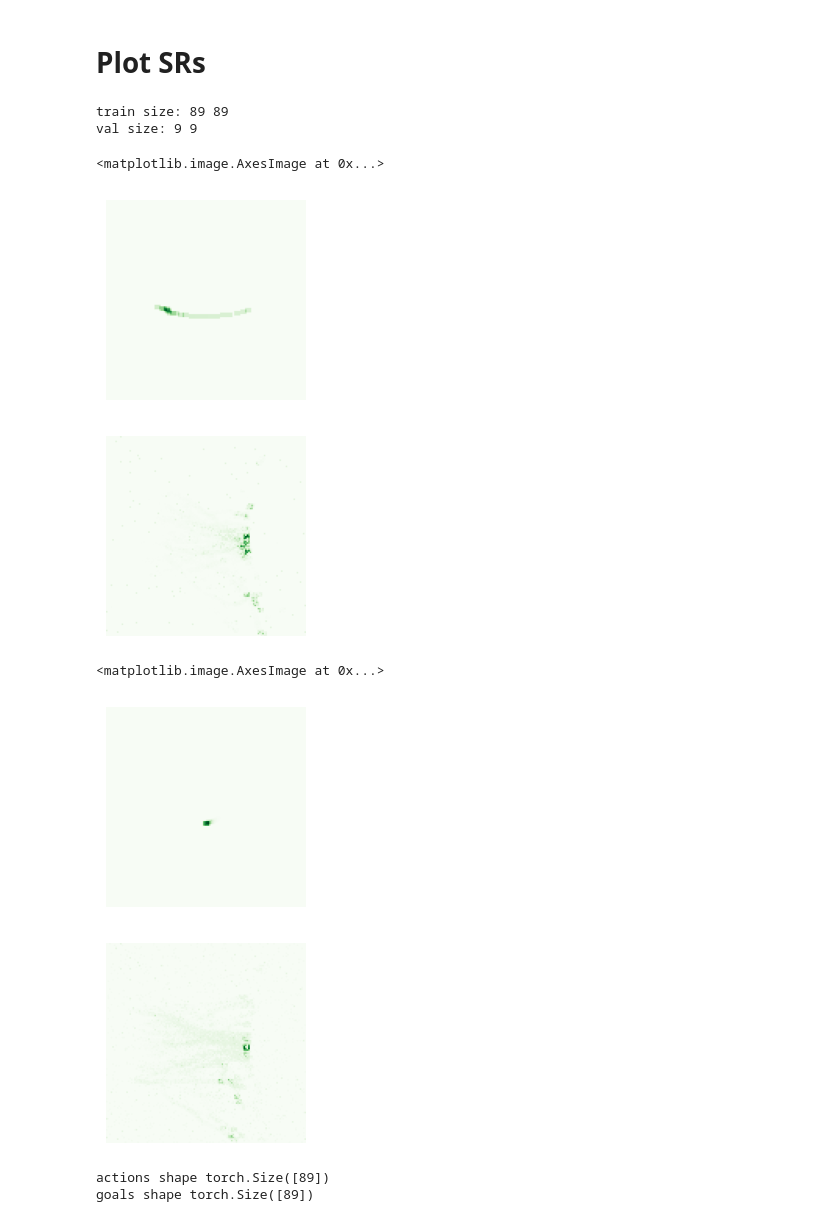
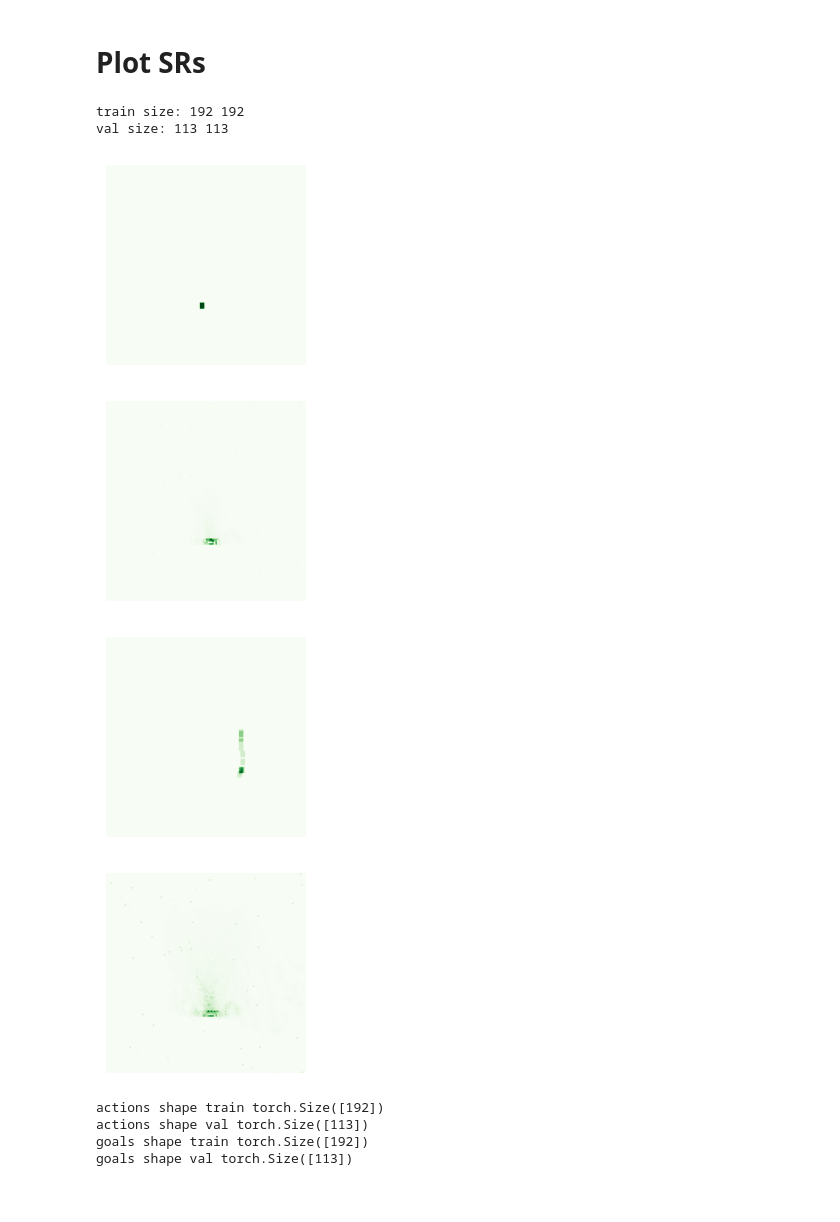
Before and after one commit to anniezhi/lunar-lander, a Jupyter notebook: plot_results.ipynb, the cells around one changed output. Drawn from its saved outputs; the diff is of its cells as text; code cells hidden in the pictures.

```diff
--- a/plot_results.ipynb
+++ b/plot_results.ipynb
@@ -228,7 +228,7 @@ with open('saved_downstream/'+model+'/'+truth_file, 'rb') as f:
 with open('saved_downstream/'+model+'/'+truth_val_file, 'rb') as f:
     truths_val = pickle.load(f)
 # %%
-epoch_interest = 199
+epoch_interest = 979
 epoch_interest_val = epoch_interest
 sr_interest = srs[epoch_interest]
 sr_val_interest = srs_val[epoch_interest_val]
@@ -244,42 +244,47 @@ target_val_sr = np.concatenate(target_val_sr)
 pred_val_sr = np.concatenate(pred_val_sr)
 print('val size:', len(target_val_sr), len(pred_val_sr))
 # %% [output]
-train size: 89 89
-val size: 9 9
+train size: 192 192
+val size: 113 113
 # %%
 ## save SRs on train set
-i = 30
+i = 18
 gamma = 2
 w,h = 2,2
-type = 'long'
+type = 'short'
+idx = 1
+save = False
 
 ## ground truth
 fig = plt.figure(frameon=False)
 fig.set_size_inches(w,h)
 ax = plt.Axes(fig, [0., 0., 1., 1.])
 ax.set_axis_off()
 fig.add_axes(ax)
-ax.imshow(target_sr[i][gamma], aspect='auto', cmap='Greens')
-# fig.savefig(f'SR_truth_{type}_1_gamma{gamma}_train.png')
+ax.imshow(target_sr[i][gamma].transpose(), aspect='auto', cmap='Greens')
+if save:
+    fig.savefig(f'SR_truth_{type}_{idx}_gamma{gamma}_train.png')
 
 ## pred
 fig = plt.figure(frameon=False)
 fig.set_size_inches(w,h)
 ax = plt.Axes(fig, [0., 0., 1., 1.])
 ax.set_axis_off()
 fig.add_axes(ax)
-ax.imshow(pred_sr[i][gamma], aspect='auto', cmap='Greens')
-# fig.savefig(f'SR_pred_{type}_1_gamma{gamma}_train.png')
+ax.imshow(pred_sr[i][gamma].transpose(), aspect='auto', cmap='Greens')
+if save:
+    fig.savefig(f'SR_pred_{type}_{idx}_gamma{gamma}_train.png')
 # %% [output]
-<matplotlib.image.AxesImage at 0x...>
-[figure, old version]
+[figure, new version]
-[figure, old version]
+[figure, new version]
 # %%
 ## save SRs on val set
-i = 1
-gamma = 0
+i = 104
+gamma = 2
 w,h = 2,2
 type = 'short'
+idx = 1
+save = False
 
 ## ground truth
 fig = plt.figure(frameon=False)
@@ -287,8 +292,9 @@ fig.set_size_inches(w,h)
 ax = plt.Axes(fig, [0., 0., 1., 1.])
 ax.set_axis_off()
 fig.add_axes(ax)
-ax.imshow(target_val_sr[i][gamma], aspect='auto', cmap='Greens')
-# fig.savefig(f'SR_truth_{type}_1_gamma{gamma}_test.png')
+ax.imshow(target_val_sr[i][gamma].transpose(), aspect='auto', cmap='Greens')
+if save:
+    fig.savefig(f'SR_truth_{type}_{idx}_gamma{gamma}_test.png')
 
 ## pred
 fig = plt.figure(frameon=False)
@@ -296,12 +302,12 @@ fig.set_size_inches(w,h)
 ax = plt.Axes(fig, [0., 0., 1., 1.])
 ax.set_axis_off()
 fig.add_axes(ax)
-ax.imshow(pred_val_sr[i][gamma], aspect='auto', cmap='Greens')
-# fig.savefig(f'SR_pred_{type}_1_gamma{gamma}_test.png')
+ax.imshow(pred_val_sr[i][gamma].transpose(), aspect='auto', cmap='Greens')
+if save:
+    fig.savefig(f'SR_pred_{type}_{idx}_gamma{gamma}_test.png')
 # %% [output]
-<matplotlib.image.AxesImage at 0x...>
-[figure, old version]
+[figure, new version]
-[figure, old version]
+[figure, new version]
 # %%
 ## get each discrete var
 pred_interest = preds[epoch_interest]
@@ -309,17 +315,21 @@ pred_val_interest = preds_val[epoch_interest_val]
 truth_interest = truths[epoch_interest]
 truth_val_interest = truths_val[epoch_interest_val]
 # %%
-pred_action, pred_type = zip(*pred_interest)
-pred_action_val, pred_type_val = zip(*pred_val_interest)
+pred_type, pred_action = zip(*pred_interest)
+pred_type_val, pred_action_val = zip(*pred_val_interest)
 
 pred_action = torch.concat(pred_action)
 pred_action_val = torch.concat(pred_action_val)
-print('actions shape', pred_action.shape)
+print('pred actions shape train', pred_action.shape)
+print('pred actions shape val', pred_action_val.shape)
 
 pred_type = torch.concat(pred_type)
 pred_type_val = torch.concat(pred_type_val)
-print('goals shape', pred_type.shape)
+print('pred goals shape train', pred_type.shape)
+print('pred goals shape val', pred_type_val.shape)
 # %% [output]
-actions shape torch.Size([89])
-goals shape torch.Size([89])
+actions shape train torch.Size([192])
+actions shape val torch.Size([113])
+goals shape train torch.Size([192])
+goals shape val torch.Size([113])
 # %%
```
Also changed, not shown: parts of 9 cells of this notebook.
